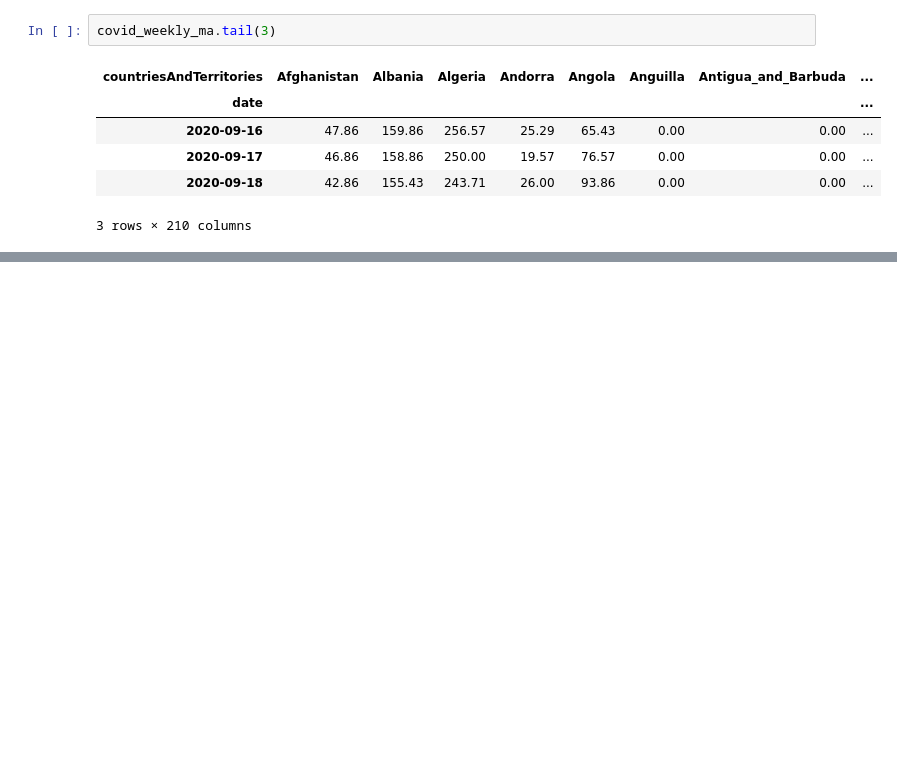
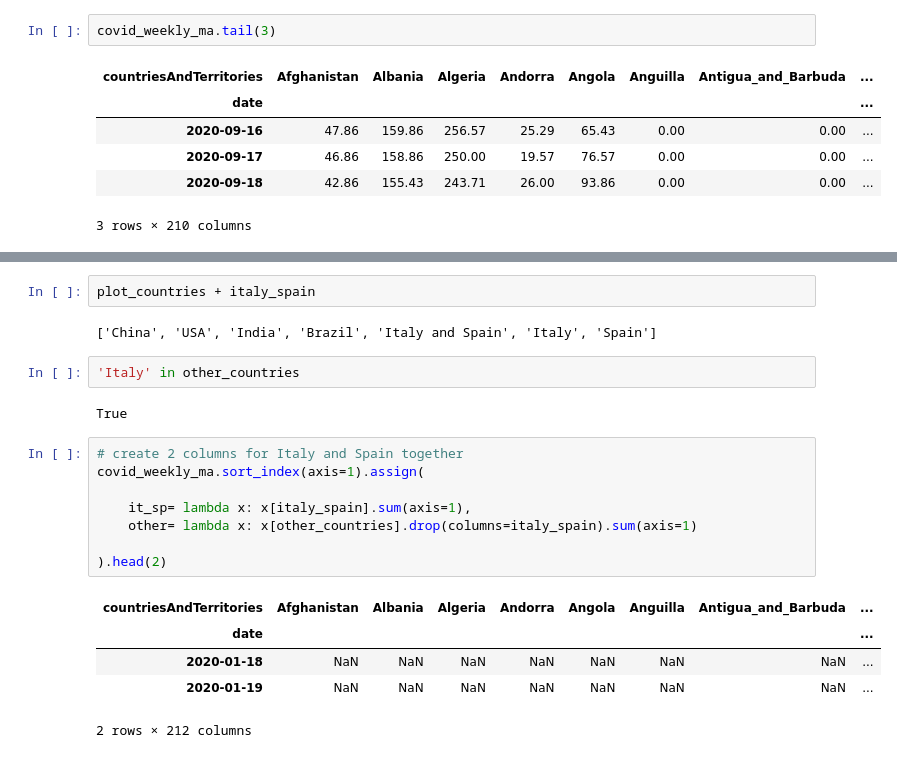
Before and after one commit to nadia-paz/ds-learning, a Jupyter notebook: data_analysis_pandas/11_pandas_viz.ipynb, the cells around one changed output, grey strips where cells are left out. Saved outputs shown, nothing was run; the diff lists cells and outputs as text; blank space fills up the shorter version.

```diff
--- a/data_analysis_pandas/11_pandas_viz.ipynb
+++ b/data_analysis_pandas/11_pandas_viz.ipynb
@@ -152,0 +165,22 @@ plt.show()
+# %%
+plot_countries + italy_spain
+# %% [output]
+['China', 'USA', 'India', 'Brazil', 'Italy and Spain', 'Italy', 'Spain']
+# %%
+'Italy' in other_countries
+# %% [output]
+True
+# %%
+# create 2 columns for Italy and Spain together
+covid_weekly_ma.sort_index(axis=1).assign(
+
+    it_sp= lambda x: x[italy_spain].sum(axis=1),
+    other= lambda x: x[other_countries].drop(columns=italy_spain).sum(axis=1)
+
+).head(2)
+# %% [output]
+| countriesAndTerritories | Afghanistan | Albania | Algeria | Andorra | Angola | Anguilla | Antigua_and_Barbuda | ... |
+| date |  |  |  |  |  |  |  | ... |
+| 2020-01-18 | NaN | NaN | NaN | NaN | NaN | NaN | NaN | ... |
+| 2020-01-19 | NaN | NaN | NaN | NaN | NaN | NaN | NaN | ... |
+2 rows × 212 columns
```
Also changed, not shown: parts of 7 cells of this notebook.
